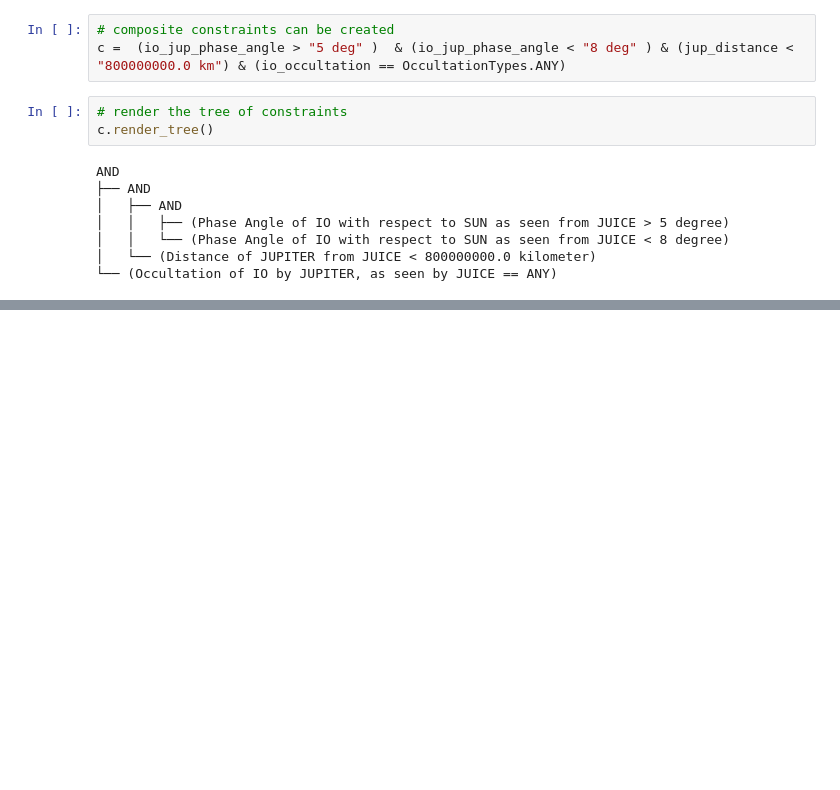
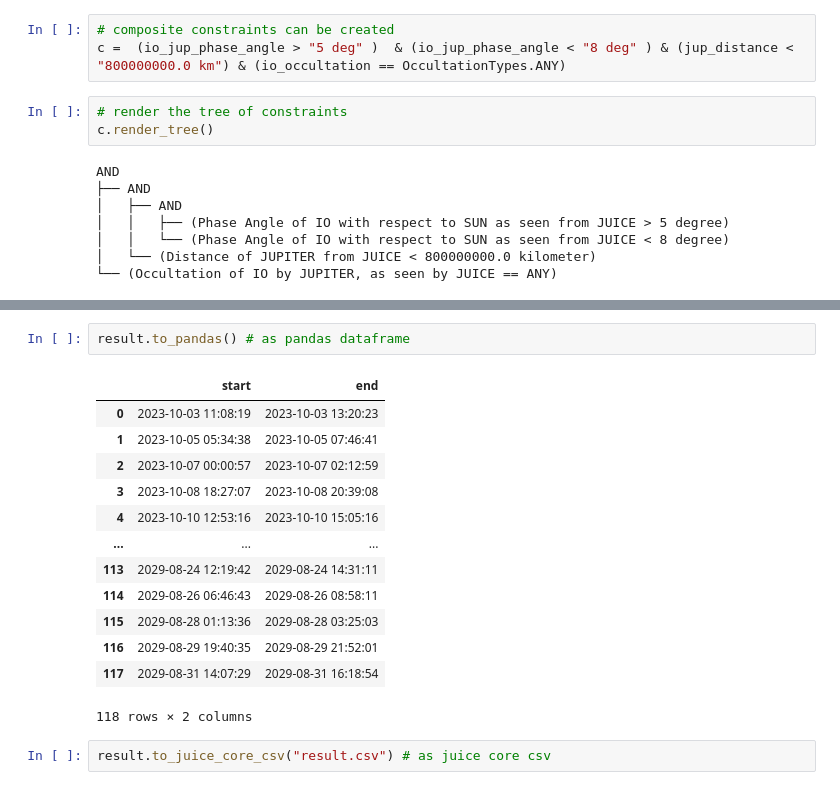
Before and after one commit to luca-penasa/spice-segmenter, a Jupyter notebook: tutorial/1. SimpleUsage.ipynb, the cells around one changed output, grey strips where cells are left out. Drawn from its saved outputs; the diff is of its cells as text; blank space fills up the shorter version.

```diff
--- a/tutorial/1. SimpleUsage.ipynb
+++ b/tutorial/1. SimpleUsage.ipynb
@@ -178,3 +178,21 @@ result.to_datetimerange() # as datetimerange
  2029-08-28T01:13:36 - 2029-08-28T03:25:03,
  2029-08-29T19:40:34 - 2029-08-29T21:52:00,
  2029-08-31T14:07:29 - 2029-08-31T16:18:54]
+# %%
+result.to_pandas() # as pandas dataframe
+# %% [output]
+|  | start | end |
+| 0 | 2023-10-03 11:08:19 | 2023-10-03 13:20:23 |
+| 1 | 2023-10-05 05:34:38 | 2023-10-05 07:46:41 |
+| 2 | 2023-10-07 00:00:57 | 2023-10-07 02:12:59 |
+| 3 | 2023-10-08 18:27:07 | 2023-10-08 20:39:08 |
+| 4 | 2023-10-10 12:53:16 | 2023-10-10 15:05:16 |
+| ... | ... | ... |
+| 113 | 2029-08-24 12:19:42 | 2029-08-24 14:31:11 |
+| 114 | 2029-08-26 06:46:43 | 2029-08-26 08:58:11 |
+| 115 | 2029-08-28 01:13:36 | 2029-08-28 03:25:03 |
+| 116 | 2029-08-29 19:40:35 | 2029-08-29 21:52:01 |
+| 117 | 2029-08-31 14:07:29 | 2029-08-31 16:18:54 |
+118 rows × 2 columns
+# %%
+result.to_juice_core_csv("result.csv") # as juice core csv
```
Also changed, not shown: parts of 6 cells of this notebook, 10 other files.
